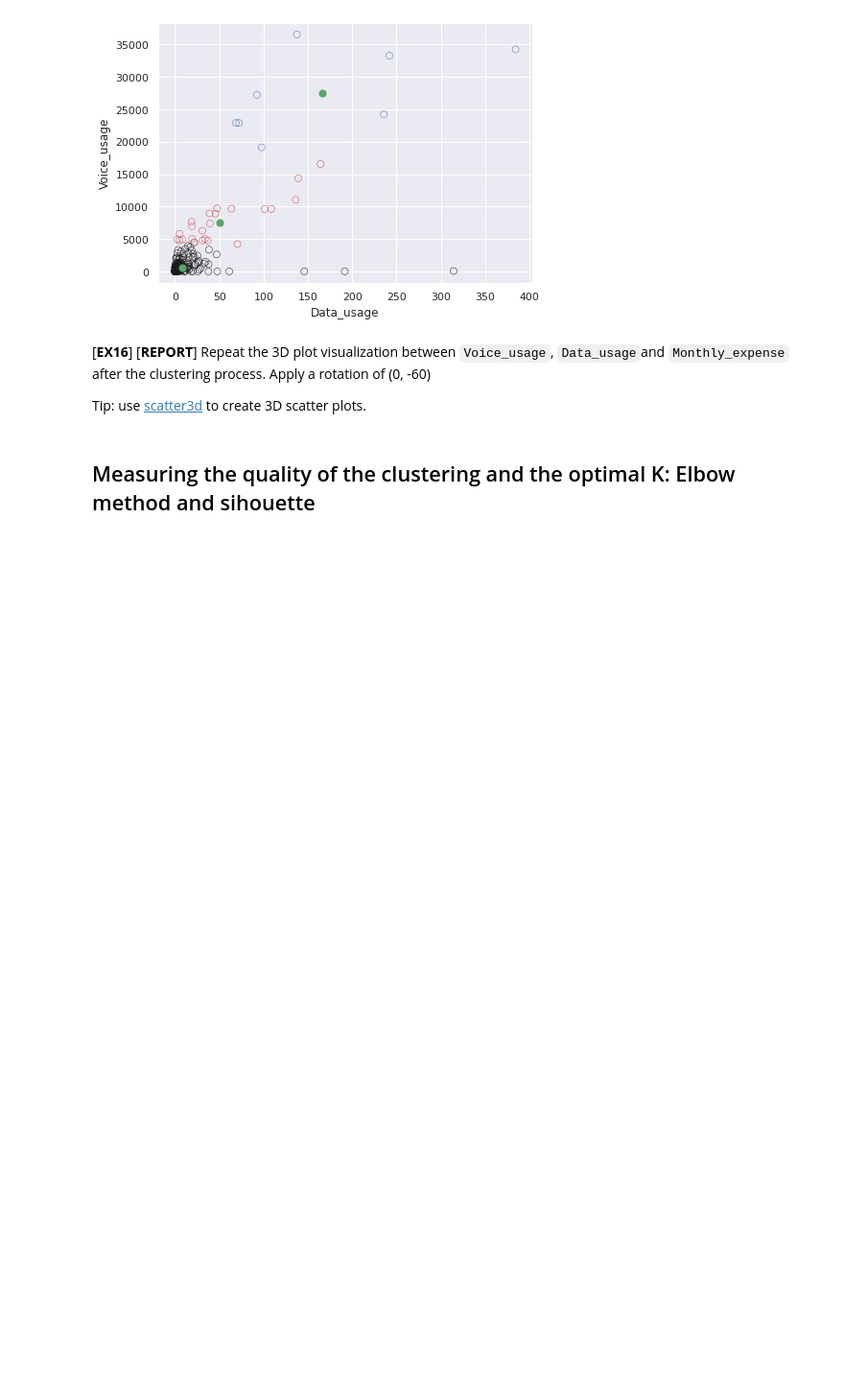
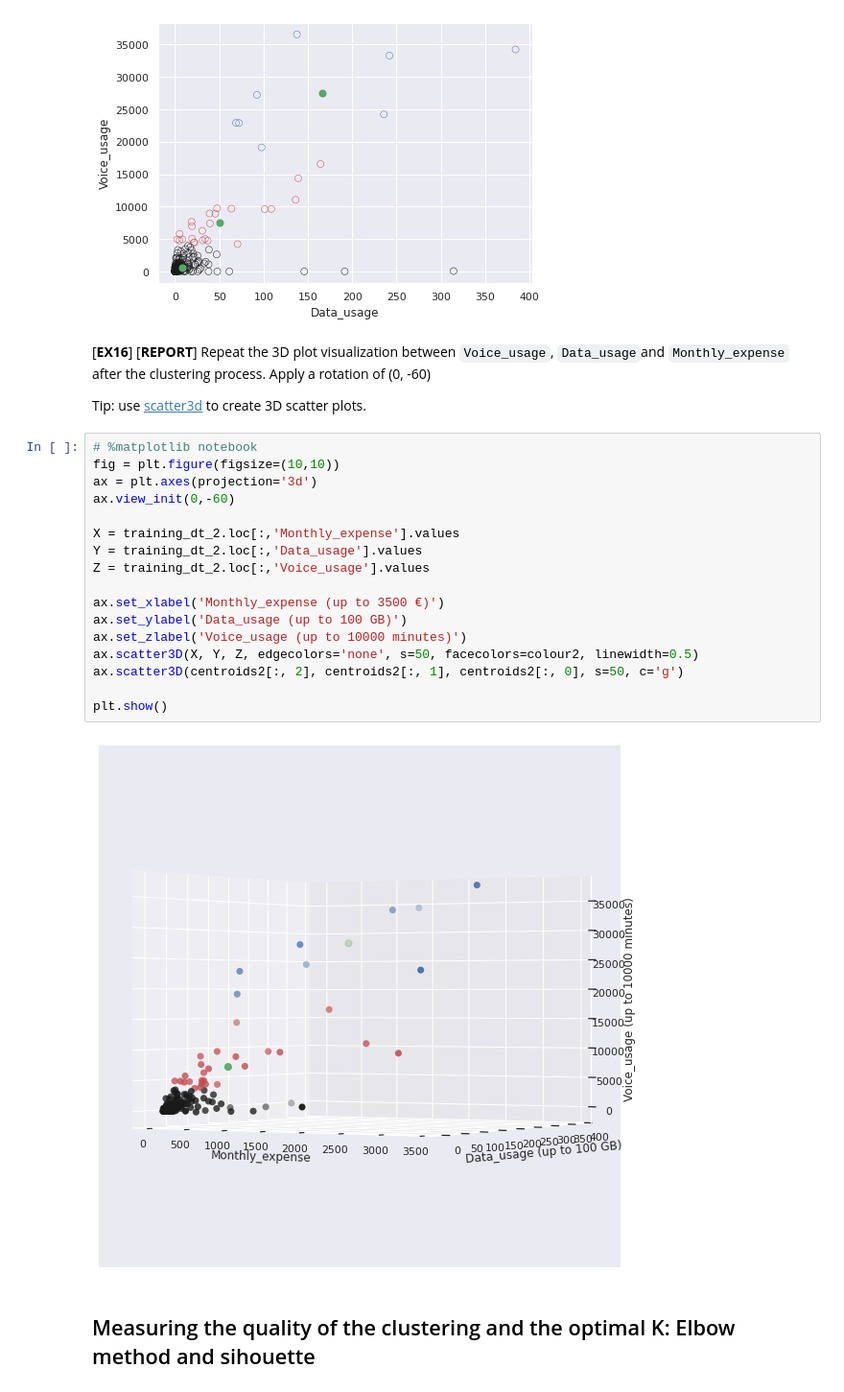
Before and after one commit to Alejandro-FA/UPF-Machine_Learning, a Jupyter notebook: Project-1/P01_Clustering students.ipynb, the cells around one changed output. Shown at 96% size. Saved outputs shown, nothing was run; the diff lists cells and outputs as text; blank space fills up the shorter version.

```diff
--- a/Project-1/P01_Clustering students.ipynb
+++ b/Project-1/P01_Clustering students.ipynb
@@ -723,6 +720,25 @@ plt.show()
 [**EX16**] [**REPORT**] Repeat the 3D plot visualization between `Voice_usage`, `Data_usage`and `Monthly_expense` after the clustering process. Apply a rotation of (0, -60)
 
 Tip: use [scatter3d](https://matplotlib.org/3.1.1/gallery/mplot3d/scatter3d.html) to create 3D scatter plots.
+# %%
+# %matplotlib notebook
+fig = plt.figure(figsize=(10,10))
+ax = plt.axes(projection='3d')
+ax.view_init(0,-60)
+
+X = training_dt_2.loc[:,'Monthly_expense'].values
+Y = training_dt_2.loc[:,'Data_usage'].values
+Z = training_dt_2.loc[:,'Voice_usage'].values
+
+ax.set_xlabel('Monthly_expense (up to 3500 €)')
+ax.set_ylabel('Data_usage (up to 100 GB)')
+ax.set_zlabel('Voice_usage (up to 10000 minutes)')
+ax.scatter3D(X, Y, Z, edgecolors='none', s=50, facecolors=colour2, linewidth=0.5)
+ax.scatter3D(centroids2[:, 2], centroids2[:, 1], centroids2[:, 0], s=50, c='g')
+
+plt.show()
+# %% [output]
+[figure, added]
 # %% [markdown]
 ## Measuring the quality of the clustering and the optimal K: Elbow method and sihouette
 # %% [markdown]
```
Also changed, not shown: parts of 2 cells of this notebook.
